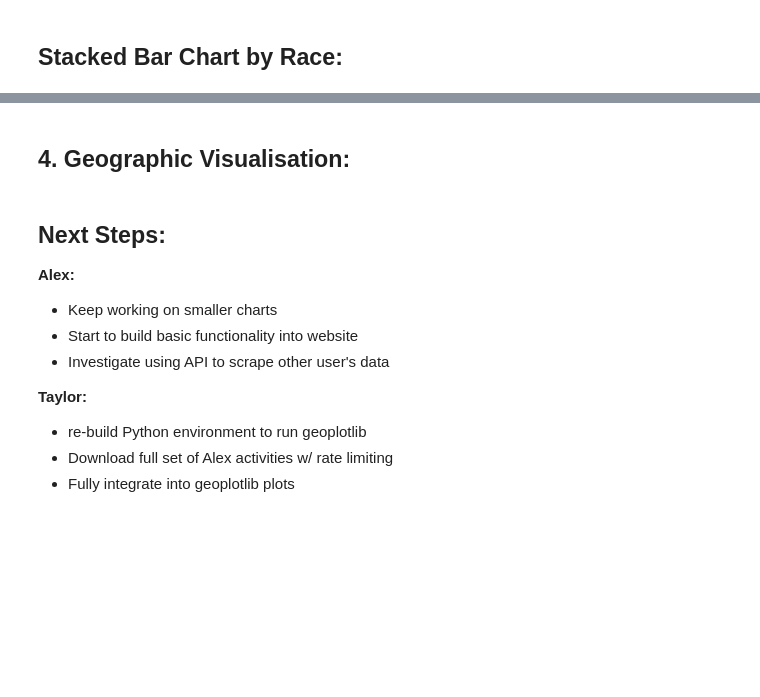
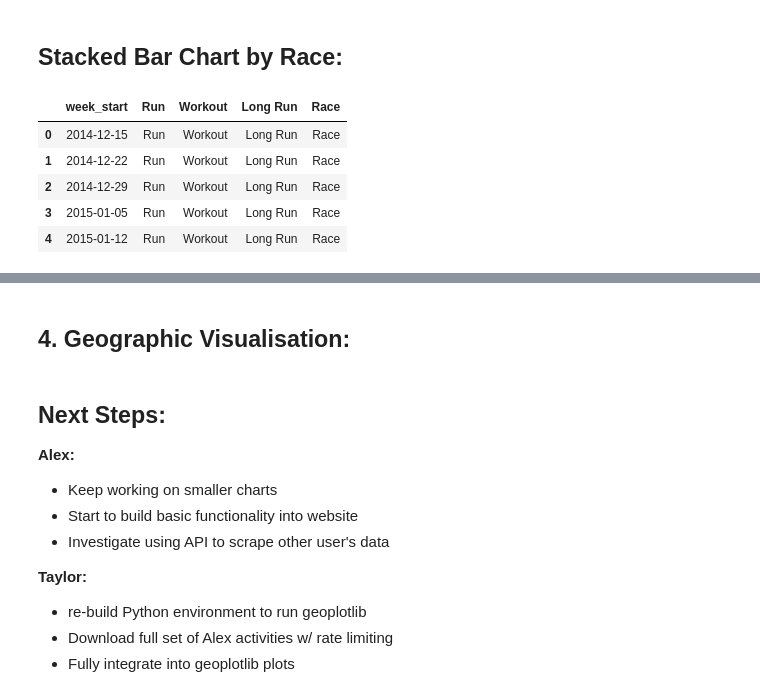
Before and after one commit to ajhoward7/strava-vis, a Jupyter notebook: bin/Beta Release.ipynb, the cells around one changed output, grey strips where cells are left out. Cells and saved outputs as stored; diff of their text form; code cells hidden in the pictures; blank space fills up the shorter version.

```diff
--- a/bin/Beta Release.ipynb
+++ b/bin/Beta Release.ipynb
@@ -264,0 +268,9 @@ by_week_activity_df = pd.DataFrame(activities_grouped_df_2.week_start.unique(),
+# %%
+by_week_activity_df.head()
+# %% [output]
+|  | week_start | Run | Workout | Long Run | Race |
+| 0 | 2014-12-15 | Run | Workout | Long Run | Race |
+| 1 | 2014-12-22 | Run | Workout | Long Run | Race |
+| 2 | 2014-12-29 | Run | Workout | Long Run | Race |
+| 3 | 2015-01-05 | Run | Workout | Long Run | Race |
+| 4 | 2015-01-12 | Run | Workout | Long Run | Race |
```
Also changed, not shown: parts of 10 cells of this notebook, 4 other files.
